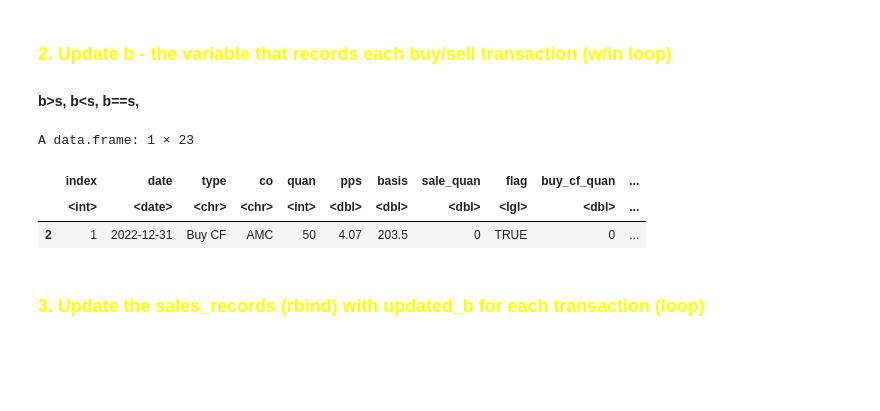
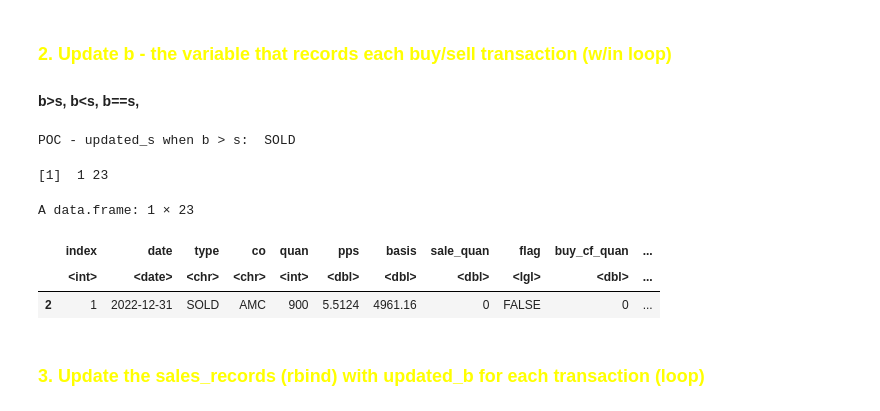
Before and after one commit to GrayCoHub/fifo_redo, a Jupyter notebook: fifo_rows_redo2.ipynb, the cells around one changed output. Drawn from its saved outputs; the diff is of its cells as text; code cells hidden in the pictures; blank space fills up the shorter version.

```diff
--- a/fifo_rows_redo2.ipynb
+++ b/fifo_rows_redo2.ipynb
@@ -615,9 +633,11 @@ A data.frame: 1 × 23
 
 #### b>s, b<s, b==s,
 # %%
-# # update b based upon the Sale Type: b>s, b<s, b==s
+# # Replace the original (above / with this changed version)
 
-update_b <- function() {
+#  the fct creates the updated_b & updated_s from b and s
+
+update_b <- function(b,s) {
 
 
         # ( b > s ) ,  Buy C/F
@@ -640,6 +660,11 @@ update_b <- function() {
 
             # Has buy c/f
             b$flag <- TRUE
+
+
+            # All s will be eliminated (Sold) in this transaction
+            s$type <- "SOLD"
+            cat("POC - updated_s when b > s: ", s$type, "\n")
 
        # ( s > b ), has sell carryforward
 
@@ -666,9 +691,12 @@ update_b <- function() {
             # Has sell c/f
             b$true_false <- TRUE
 
+
+
  #  s$type <- "SELL-CF"
 
         }else if (b$quan == s$quan) {
+            cat("proof 3 \n")
 
             b$buy_quan <- s$quan
             b$buy_pps <-  b$pps
@@ -679,18 +707,34 @@ update_b <- function() {
             b$sell_basis <- s$quan * s$pps
             b$profit_loss <- b$sell_basis - b$buy_basis
 
- #           s$type <- "SOLD"
+            # need a new flag setting for update_buy_sells fct
+            if(b$type == "Buy CF" && s$type == "Sell CF") {
+        cat("proof \n")
+                b$co <- "CFCF"
+                b$true_false <- TRUE
+                s$tru_false <- TRUE
+                }
+
+            s$type <- "SOLD"
+            cat("POC - updated_s when b == s: ", s$type, "\n")
             }
 
-        return(b)
+        # s$type <- "SOLD"
+        # cat("POC - updated_s : ", s$type, "\n")
+        return(list(b,s))
 }  # fct
 # %%
-updated_b <- update_b()
-updated_b
+updated_list2 <- update_b(b,s)
+updated_b <- updated_list2[[1]]
+updated_s <- updated_list2[[2]]
+dim(updated_s)
+updated_s[1,]
 # %% [output]
-A data.frame: 1 × 23
+POC - updated_s when b > s:  SOLD
+[1]  1 23
+A data.frame: 1 × 23
 |  | index | date | type | co | quan | pps | basis | sale_quan | flag | buy_cf_quan | ... |
 |  | <int> | <date> | <chr> | <chr> | <int> | <dbl> | <dbl> | <dbl> | <lgl> | <dbl> | ... |
-| 2 | 1 | 2022-12-31 | Buy CF | AMC | 50 | 4.07 | 203.5 | 0 | TRUE | 0 | ... |
+| 2 | 1 | 2022-12-31 | SOLD | AMC | 900 | 5.5124 | 4961.16 | 0 | FALSE | 0 | ... |
 # %% [markdown]
 ### <font color = yellow>3. Update the sales_records (rbind) with updated_b for each transaction (loop)
```
Also changed, not shown: parts of 33 cells of this notebook.
